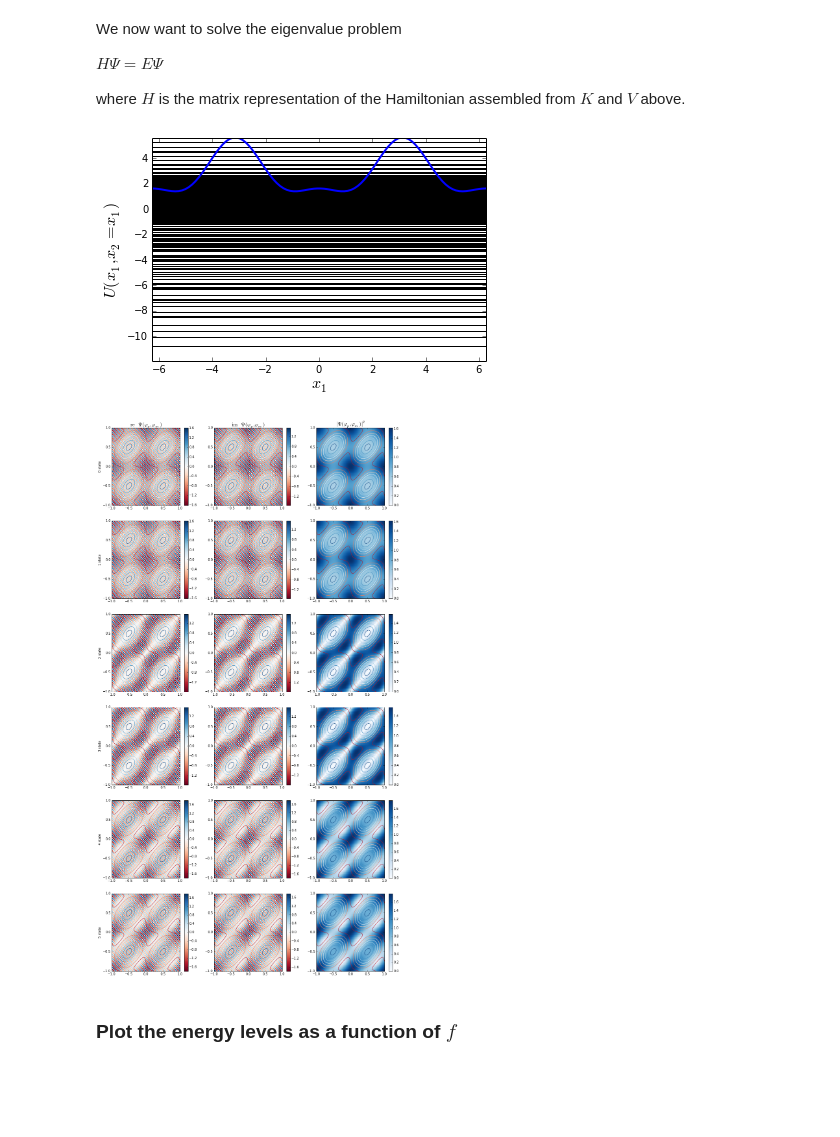
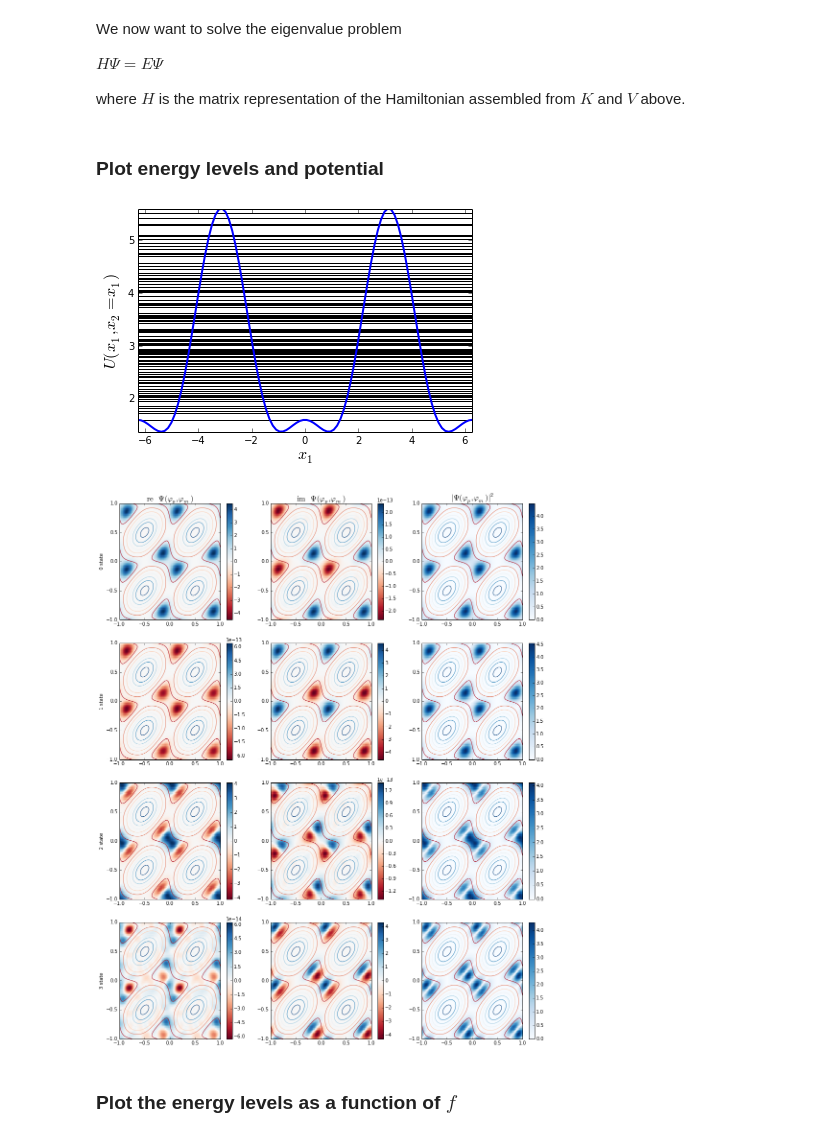
Before and after one commit to jrjohansson/wavefunction, a Jupyter notebook: Wavefunction-2D-Flux-Qubit.ipynb, the cells around one changed output. Saved outputs shown, nothing was run; the diff lists cells and outputs as text; code cells hidden in the pictures; blank space fills up the shorter version.

```diff
--- a/Wavefunction-2D-Flux-Qubit.ipynb
+++ b/Wavefunction-2D-Flux-Qubit.ipynb
@@ -82,16 +88,15 @@ $\displaystyle K_{n_1, n_2}^{m_1, m_2} = \delta_{n_1,m_1} \delta_{n_2,m_2}
 \left(k_{11}\left(\frac{2\pi m_1}{T_{x_1}}\right)^2 + k_{12}\frac{(2\pi)^2 m_1m_2}{T_{x_1}T_{x_2}} + k_{22}\left(\frac{2\pi m_2}{T_{x_2}}\right)^2\right)$
 # %%
 # pick a truncation of the fourier series: n1 = [-L1, ..., L1], n2 = [-L2, ..., L2]
-L1 = 10
-L2 = 10
+L1 = 5
+L2 = 5
 
 # pick periods for the coordinates
 Tx1 = Tx2 = 2 * np.pi
 
 #
-k11 = - 4 * (Ec / Ej) / (1 + gamma)
-k22 = - 4 * (Ec / Ej) / (1 + gamma)
-k12 = - 4 * (Ec / Ej) * 2 * alpha / ((1 + gamma) * (1 + alpha + gamma))
+k11 = k22 = 4 * (Ec / Ej) * (1 + alpha + gamma) / ((1 + gamma) * (1 + 2 * alpha + gamma))
+k12 = 4 * (Ec / Ej) * 2 * alpha / ((1 + gamma) * (1 + 2 * alpha + gamma))
 # %%
 K = assemble_K(L1, L2, k11, k12, k22, Tx1, Tx2)
 # %% [markdown]
@@ -165,6 +212,8 @@ where $H$ is the matrix representation of the Hamiltonian assembled from $K$ and
 H = K + V
 # %%
 vals, vecs = solve_eigenproblem(H)
+# %% [markdown]
+### Plot energy levels and potential
 # %%
 fig, ax = plt.subplots()
 
@@ -180,40 +229,40 @@ ax.set_ylim(min(vals[0], U_x.min()), U_x.max())
 ax.set_ylabel(r'$U(x_1, x_2=x_1)$', fontsize=16)
 ax.set_xlabel(r'$x_1$', fontsize=16);
 # %% [output]
-[figure, old version]
+[figure, new version]
 # %%
-Nstates = 6
+Nstates = 4
 
 fig, axes = plt.subplots(Nstates, 3, figsize=(16, 5 * Nstates))
 
 for n in range(Nstates):
 
     psi = convert_v2m(L1, L2, vecs[n])
 
     Z = np.real(evalute_fourier_series(X1, X2, L1, L2, u))
     PSI = evalute_fourier_series(X1, X2, L1, L2, psi)
 
     p = axes[n, 0].pcolor(X1/(2*np.pi), X2/(2*np.pi), np.real(PSI),
                           cmap=cm.RdBu, vmin=-abs(PSI.real).max(), vmax=abs(PSI.real).max())
     c = axes[n, 0].contour(X1/(2*np.pi), X2/(2*np.pi), Z, cmap=cm.RdBu, vmin=Z.min(), vmax=Z.max())
     cb = fig.colorbar(p, ax=axes[n, 0])
 
     p = axes[n, 1].pcolor(X1/(2*np.pi), X2/(2*np.pi), np.imag(PSI),
                           cmap=cm.RdBu, vmin=-abs(PSI.imag).max(), vmax=abs(PSI.imag).max())
     c = axes[n, 1].contour(X1/(2*np.pi), X2/(2*np.pi), Z, cmap=cm.RdBu, vmin=Z.min(), vmax=Z.max())
     cb = fig.colorbar(p, ax=axes[n, 1])
 
     p = axes[n, 2].pcolor(X1/(2*np.pi), X2/(2*np.pi), np.abs(PSI), cmap=cm.Blues, vmin=0, vmax=abs(PSI).max())
     c = axes[n, 2].contour(X1/(2*np.pi), X2/(2*np.pi), Z, cmap=cm.RdBu, vmin=Z.min(), vmax=Z.max())
     cb = fig.colorbar(p, ax=axes[n, 2])
 
     axes[n, 0].set_ylabel("%d state" % n);
 
 axes[0, 0].set_title(r"$\mathrm{re}\;\Psi(\varphi_p, \varphi_m)$", fontsize=16);
 axes[0, 1].set_title(r"$\mathrm{im}\;\Psi(\varphi_p, \varphi_m)$", fontsize=16);
 axes[0, 2].set_title(r"$|\Psi(\varphi_p, \varphi_m)|^2$", fontsize=16);
 # %% [output]
-[figure, old version]
+[figure, new version]
 # %% [markdown]
 ### Plot the energy levels as a function of $f$
 # %%
```
Also changed, not shown: parts of 18 cells of this notebook.
